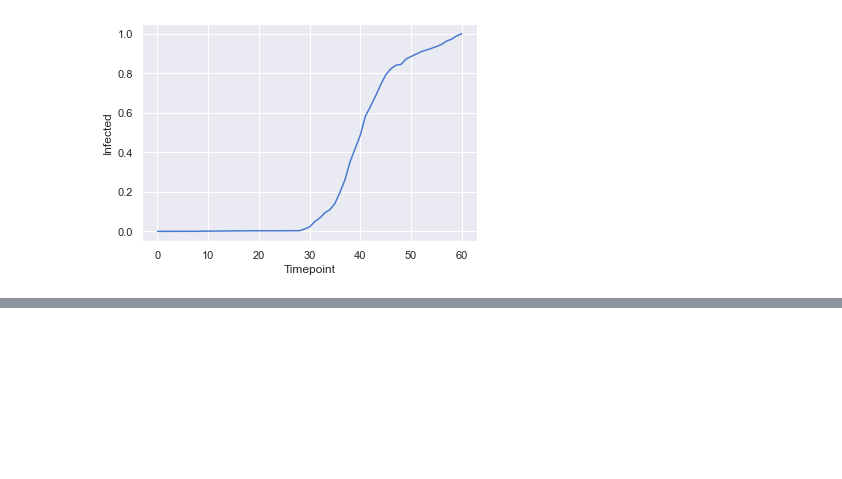
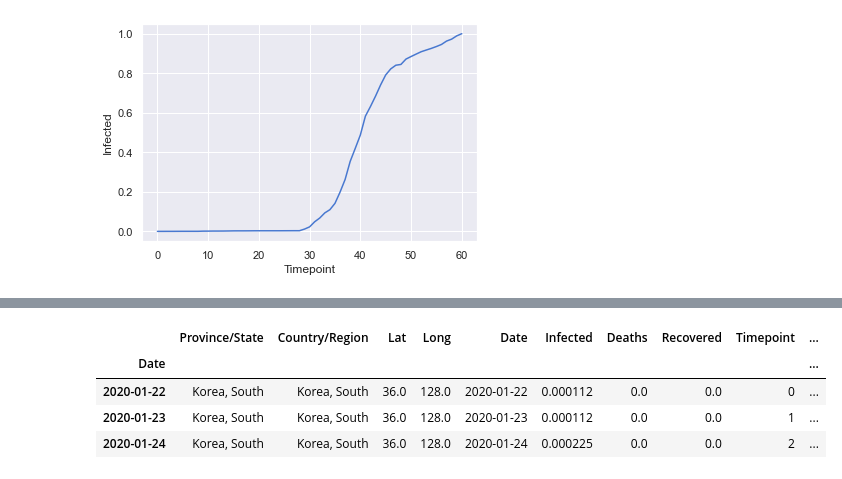
Before and after one commit to matthiasboeker/Covid_19_Forecast, a Jupyter notebook: Notebooks/Exploration.ipynb, the cells around one changed output, grey strips where cells are left out. Drawn from its saved outputs; the diff is of its cells as text; code cells hidden in the pictures; blank space fills up the shorter version.

```diff
--- a/Notebooks/Exploration.ipynb
+++ b/Notebooks/Exploration.ipynb
@@ -87,0 +124,8 @@ ax = sns.lineplot(x="Timepoint", y="Infected", data=SK)
+# %%
+SK.head(3)
+# %% [output]
+|  | Province/State | Country/Region | Lat | Long | Date | Infected | Deaths | Recovered | Timepoint | ... |
+| Date |  |  |  |  |  |  |  |  |  | ... |
+| 2020-01-22 | Korea, South | Korea, South | 36.0 | 128.0 | 2020-01-22 | 0.000112 | 0.0 | 0.0 | 0 | ... |
+| 2020-01-23 | Korea, South | Korea, South | 36.0 | 128.0 | 2020-01-23 | 0.000112 | 0.0 | 0.0 | 1 | ... |
+| 2020-01-24 | Korea, South | Korea, South | 36.0 | 128.0 | 2020-01-24 | 0.000225 | 0.0 | 0.0 | 2 | ... |
```
Also changed, not shown: parts of 12 cells of this notebook.
